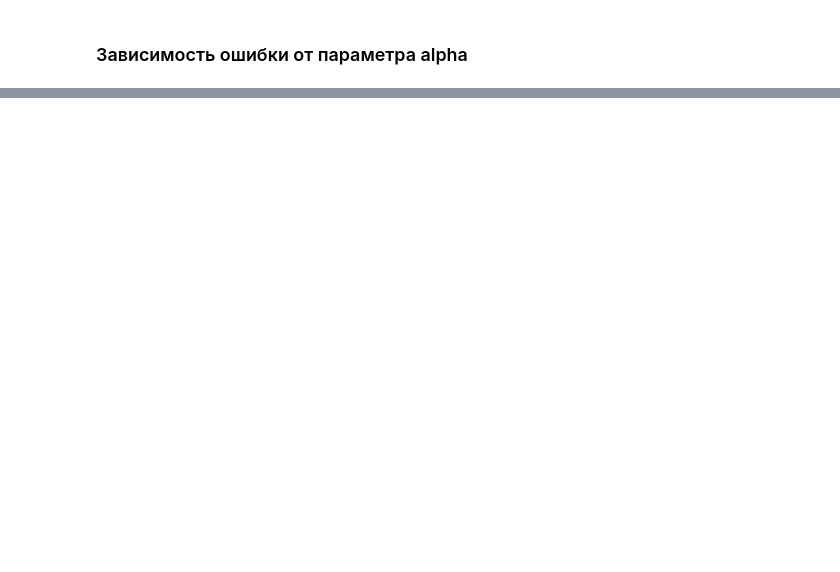
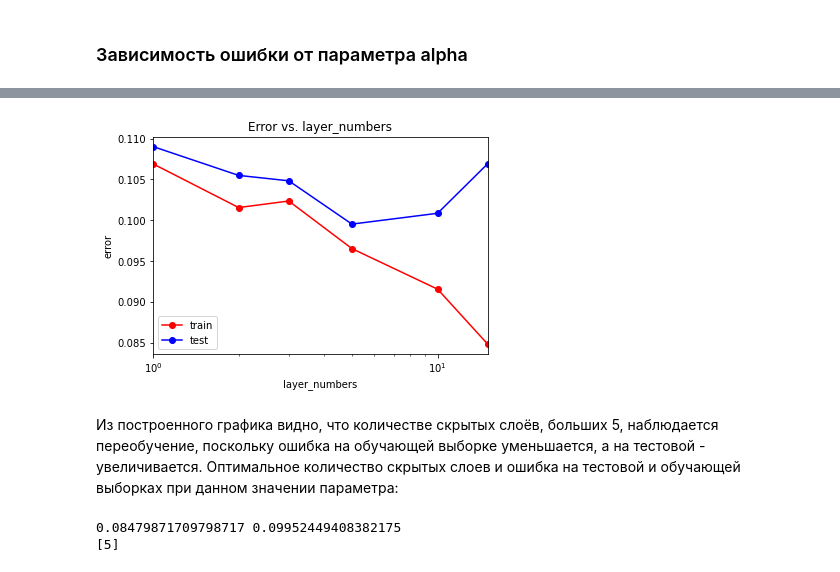
Before and after one commit to v-Golubev/MachineLearning, a Jupyter notebook: Classification_2.ipynb, the cells around one changed output, grey strips where cells are left out. Drawn from its saved outputs; the diff is of its cells as text; code cells hidden in the pictures; blank space fills up the shorter version.

```diff
--- a/Classification_2.ipynb
+++ b/Classification_2.ipynb
@@ -202,0 +273,42 @@ for alpha in alpha_arr:
+# %%
+layer_numbers = np.array([1, 2, 3, 5, 10, 15])
+test_err = []
+train_err = []
+for ln in layer_numbers:
+    mlp_model = MLPClassifier(hidden_layer_sizes = (ln, neuron_num_opt[0]),
+                          solver = 'lbfgs',
+                          activation = 'relu',
+                          random_state = 22,
+                          max_iter=5000,
+                          alpha = alpha_opt)
+    mlp_model.fit(X_train, y_train)
+
+    y_train_pred = mlp_model.predict(X_train)
+    y_test_pred = mlp_model.predict(X_test)
+
+    train_err.append(np.mean(y_train != y_train_pred))
+    test_err.append(np.mean(y_test != y_test_pred))
+# %%
+plt.semilogx(layer_numbers, train_err, 'r-o', label = 'train')
+plt.semilogx(layer_numbers, test_err, 'b-o', label = 'test')
+plt.xlim([np.min(layer_numbers), np.max(layer_numbers)])
+
+plt.title('Error vs. layer_numbers')
+plt.xlabel('layer_numbers')
+plt.ylabel('error')
+plt.legend()
+pass
+# %% [output]
+[figure, added]
+# %% [markdown]
+Из построенного графика видно, что количестве скрытых слоёв, больших 5, наблюдается переобучение, поскольку ошибка на обучающей выборке уменьшается, а на тестовой - увеличивается. Оптимальное количество скрытых слоев и ошибка на тестовой и обучающей выборках при данном значении параметра:
+# %%
+min_train_err = np.min(train_err)
+min_test_err = np.min(test_err)
+print(min_train_err, min_test_err)
+
+layer_number_opt = layer_numbers[test_err == min_test_err]
+print(layer_number_opt)
+# %% [output]
+0.08479871709798717 0.09952449408382175
+[5]
```
Also changed, not shown: parts of 14 cells of this notebook.
